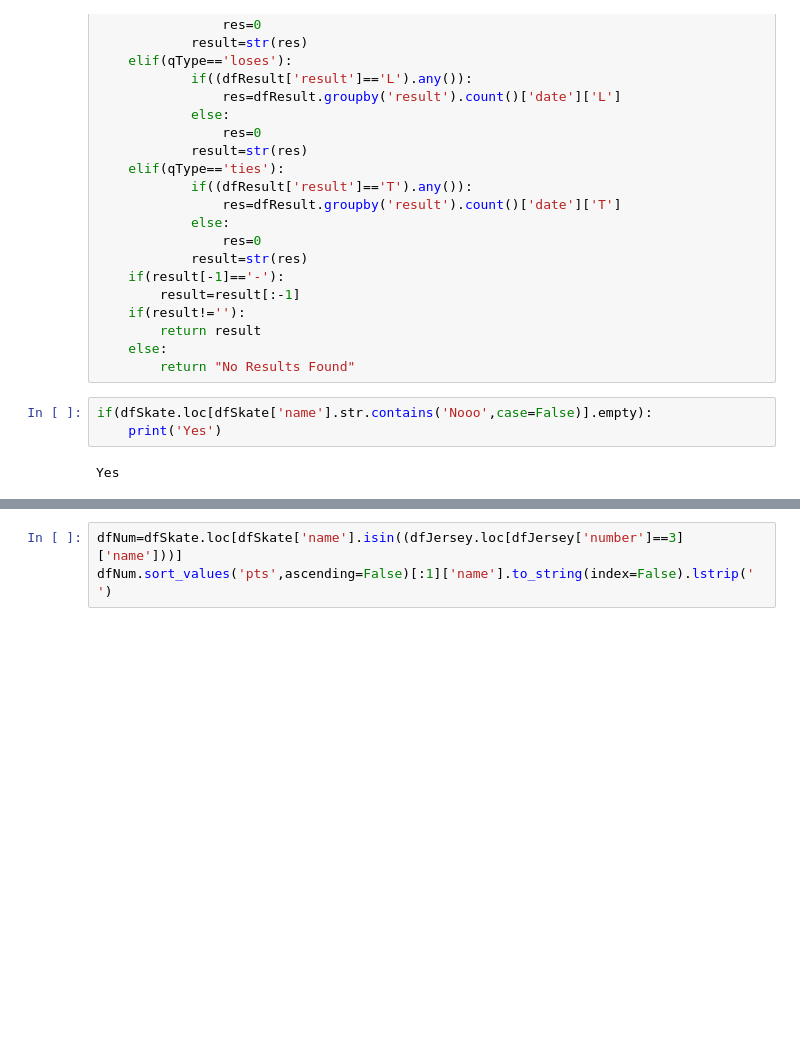
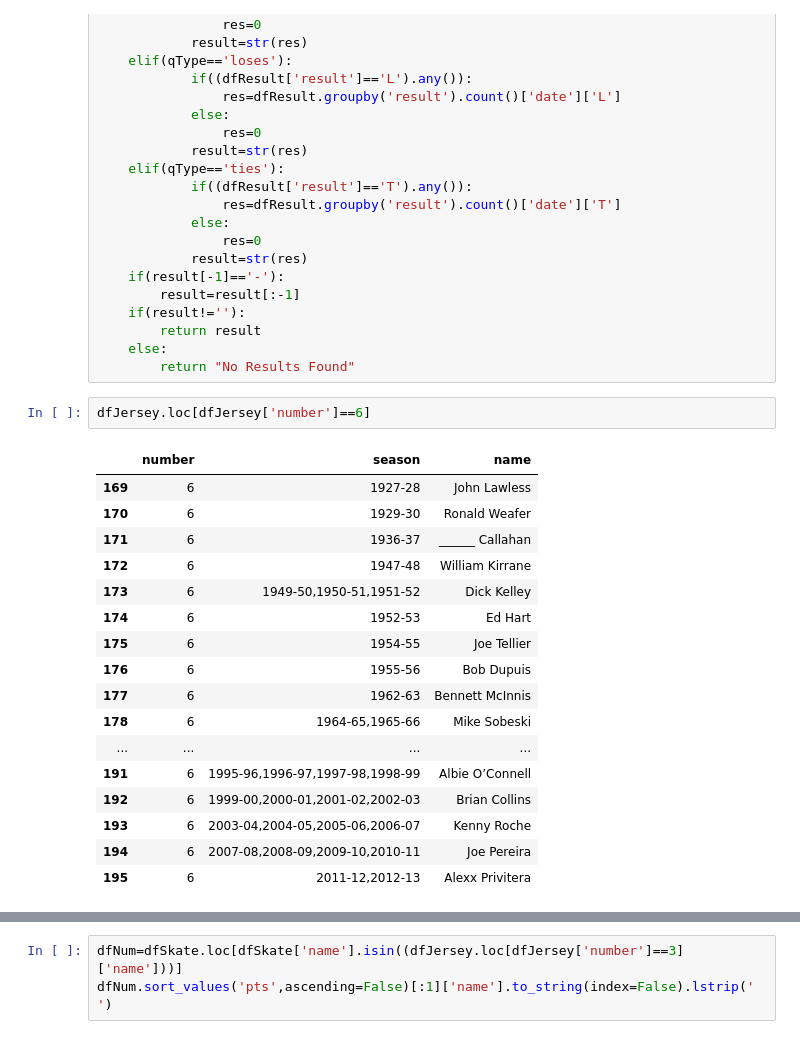
Before and after one commit to redsoxfan2194/buhockeystats, a Jupyter notebook: BU Record Book-Clean.ipynb, the cells around one changed output, grey strips where cells are left out. Drawn from its saved outputs; the diff is of its cells as text; blank space fills up the shorter version.

```diff
--- a/BU Record Book-Clean.ipynb
+++ b/BU Record Book-Clean.ipynb
@@ -703,11 +686,26 @@ def getResults(dfGames,query):
         return result
     else:
         return "No Results Found"
-# %%
-if(dfSkate.loc[dfSkate['name'].str.contains('Nooo',case=False)].empty):
-    print('Yes')
-# %% [output]
-Yes
+# %%
+dfJersey.loc[dfJersey['number']==6]
+# %% [output]
+|  | number | season | name |
+| 169 | 6 | 1927-28 | John Lawless |
+| 170 | 6 | 1929-30 | Ronald Weafer |
+| 171 | 6 | 1936-37 | ______ Callahan |
+| 172 | 6 | 1947-48 | William Kirrane |
+| 173 | 6 | 1949-50,1950-51,1951-52 | Dick Kelley |
+| 174 | 6 | 1952-53 | Ed Hart |
+| 175 | 6 | 1954-55 | Joe Tellier |
+| 176 | 6 | 1955-56 | Bob Dupuis |
+| 177 | 6 | 1962-63 | Bennett McInnis |
+| 178 | 6 | 1964-65,1965-66 | Mike Sobeski |
+| ... | ... | ... | ... |
+| 191 | 6 | 1995-96,1996-97,1997-98,1998-99 | Albie O’Connell |
+| 192 | 6 | 1999-00,2000-01,2001-02,2002-03 | Brian Collins |
+| 193 | 6 | 2003-04,2004-05,2005-06,2006-07 | Kenny Roche |
+| 194 | 6 | 2007-08,2008-09,2009-10,2010-11 | Joe Pereira |
+| 195 | 6 | 2011-12,2012-13 | Alexx Privitera |
 # %%
 def getPlayerStats(dfSkate,dfGoalie,dfJersey,dfLead,query):
     query=cleanupQuery(query,'')
```
Also changed, not shown: parts of 5 cells of this notebook.
